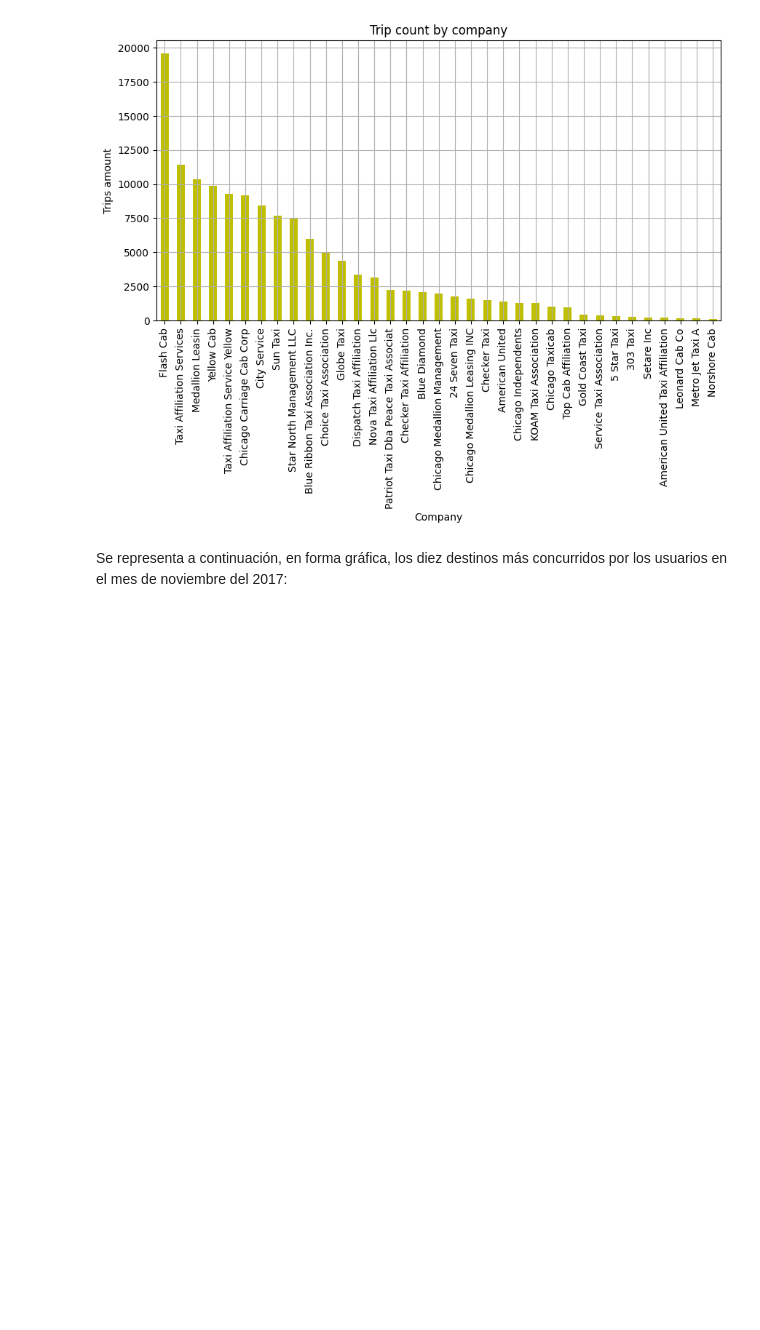
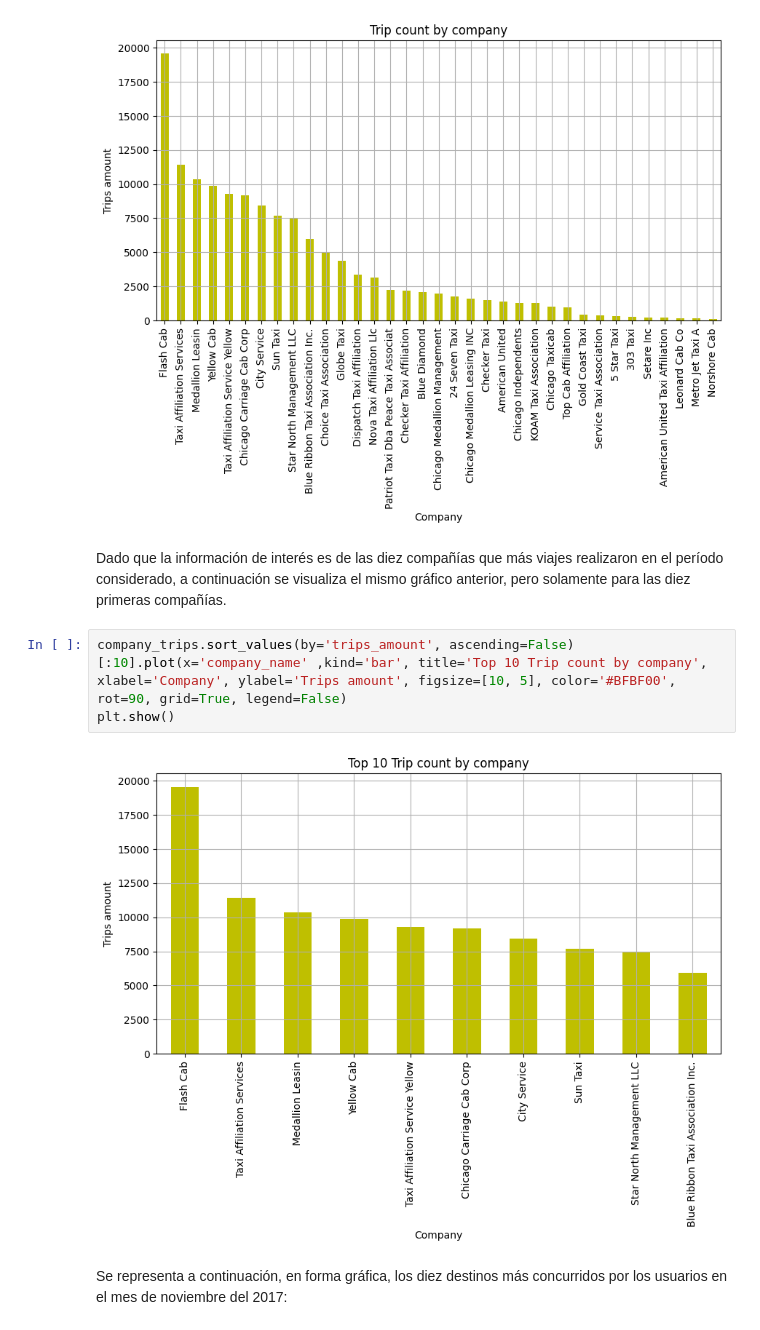
Before and after one commit to EmilioGonzalez29/TT-Project-S7, a Jupyter notebook: project.ipynb, the cells around one changed output. Cells and saved outputs as stored; diff of their text form; blank space fills up the shorter version.

```diff
--- a/project.ipynb
+++ b/project.ipynb
@@ -139,6 +223,13 @@ company_trips.query('trips_amount > 100').plot(x='company_name' ,kind='bar', tit
 plt.show()
 # %% [output]
 [figure]
+# %% [markdown]
+Dado que la información de interés es de las diez compañías que más viajes realizaron en el período considerado, a continuación se visualiza el mismo gráfico anterior, pero solamente para las diez primeras compañías.
+# %%
+company_trips.sort_values(by='trips_amount', ascending=False)[:10].plot(x='company_name' ,kind='bar', title='Top 10 Trip count by company', xlabel='Company', ylabel='Trips amount', figsize=[10, 5], color='#BFBF00', rot=90, grid=True, legend=False)
+plt.show()
+# %% [output]
+[figure, added]
 # %% [markdown]
 Se representa a continuación, en forma gráfica, los diez destinos más concurridos por los usuarios en el mes de noviembre del 2017:
 # %%
```
Also changed, not shown: parts of 29 cells of this notebook.
